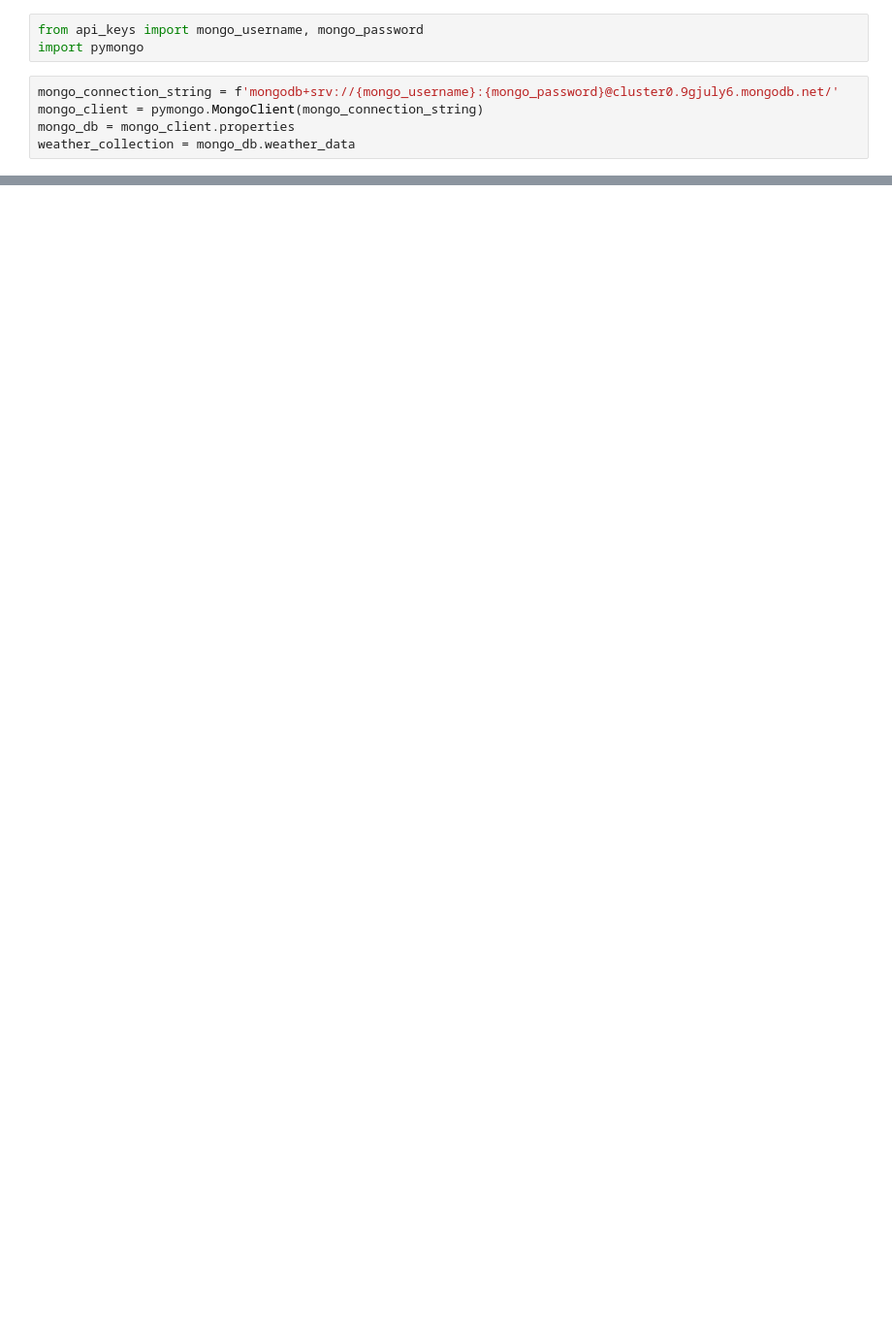
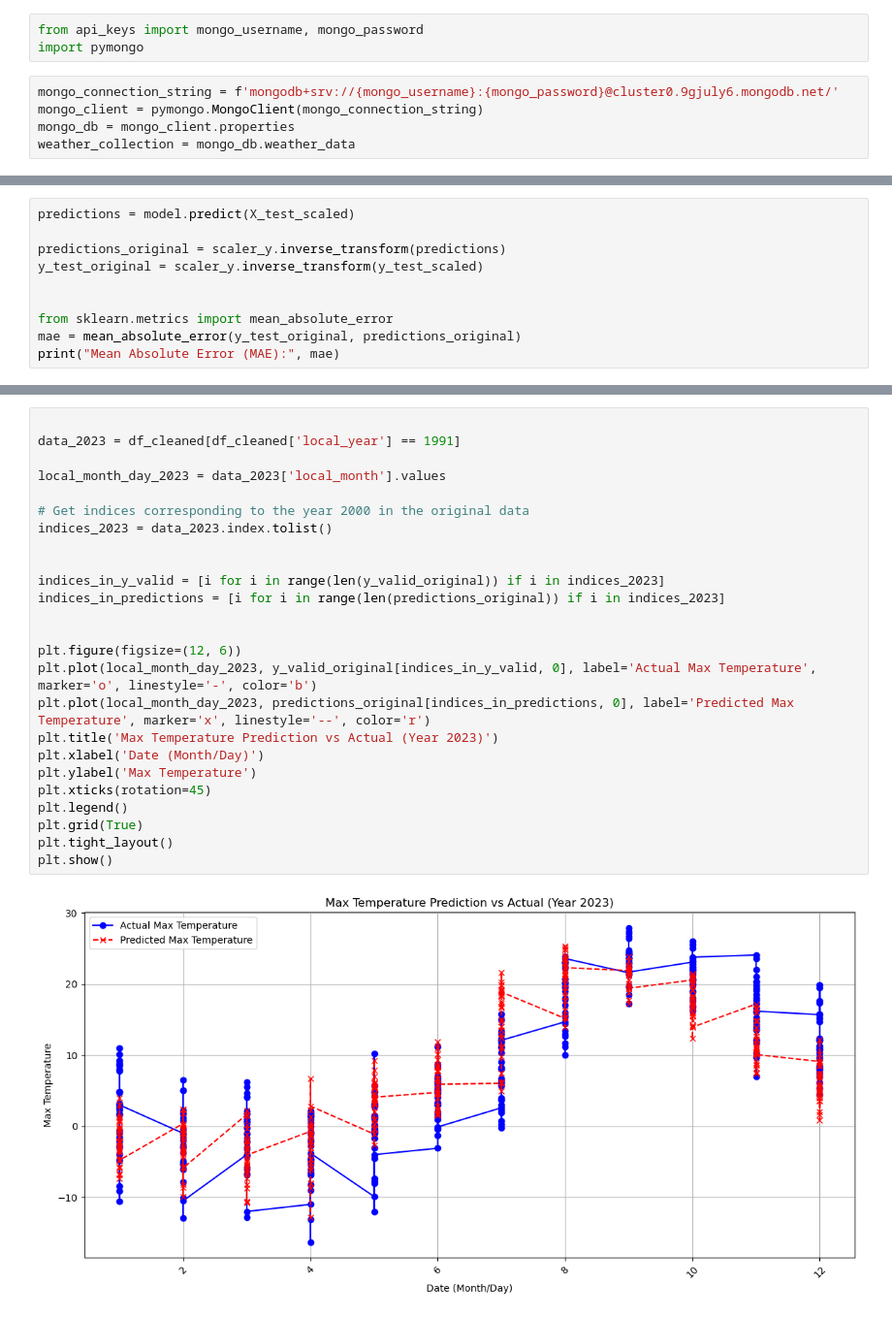
Before and after one commit to MaisieDeGraaf/Housing-Project_Final, a Jupyter notebook: Weather_2.ipynb, the cells around one changed output, grey strips where cells are left out. Shown at 97% size. Cells and saved outputs as stored; diff of their text form; blank space fills up the shorter version.

```diff
--- a/Weather_2.ipynb
+++ b/Weather_2.ipynb
@@ -89,0 +185,10 @@ Epoch 10/10
+# %%
+predictions = model.predict(X_test_scaled)
+
+predictions_original = scaler_y.inverse_transform(predictions)
+y_test_original = scaler_y.inverse_transform(y_test_scaled)
+
+
+from sklearn.metrics import mean_absolute_error
+mae = mean_absolute_error(y_test_original, predictions_original)
+print("Mean Absolute Error (MAE):", mae)
@@ -89,0 +331,27 @@ Epoch 10/10
+# %%
+
+data_2023 = df_cleaned[df_cleaned['local_year'] == 1991]
+
+local_month_day_2023 = data_2023['local_month'].values
+
+# Get indices corresponding to the year 2000 in the original data
+indices_2023 = data_2023.index.tolist()
+
+
+indices_in_y_valid = [i for i in range(len(y_valid_original)) if i in indices_2023]
+indices_in_predictions = [i for i in range(len(predictions_original)) if i in indices_2023]
+
+
+plt.figure(figsize=(12, 6))
+plt.plot(local_month_day_2023, y_valid_original[indices_in_y_valid, 0], label='Actual Max Temperature', marker='o', linestyle='-', color='b')
+plt.plot(local_month_day_2023, predictions_original[indices_in_predictions, 0], label='Predicted Max Temperature', marker='x', linestyle='--', color='r')
+plt.title('Max Temperature Prediction vs Actual (Year 2023)')
+plt.xlabel('Date (Month/Day)')
+plt.ylabel('Max Temperature')
+plt.xticks(rotation=45)
+plt.legend()
+plt.grid(True)
+plt.tight_layout()
+plt.show()
+# %% [output]
+[figure, added]
```
Also changed, not shown: parts of 22 cells of this notebook, 1 other file.
